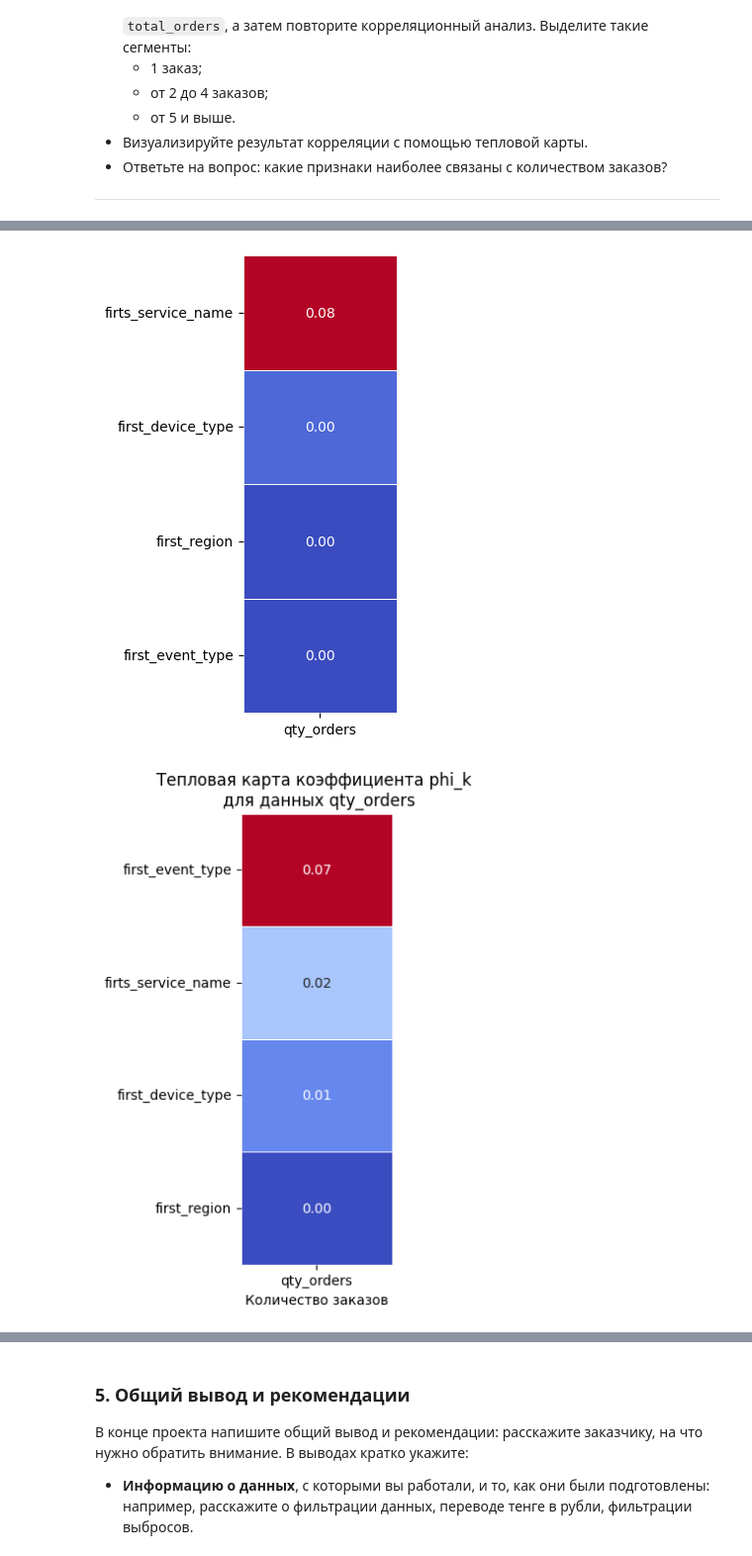
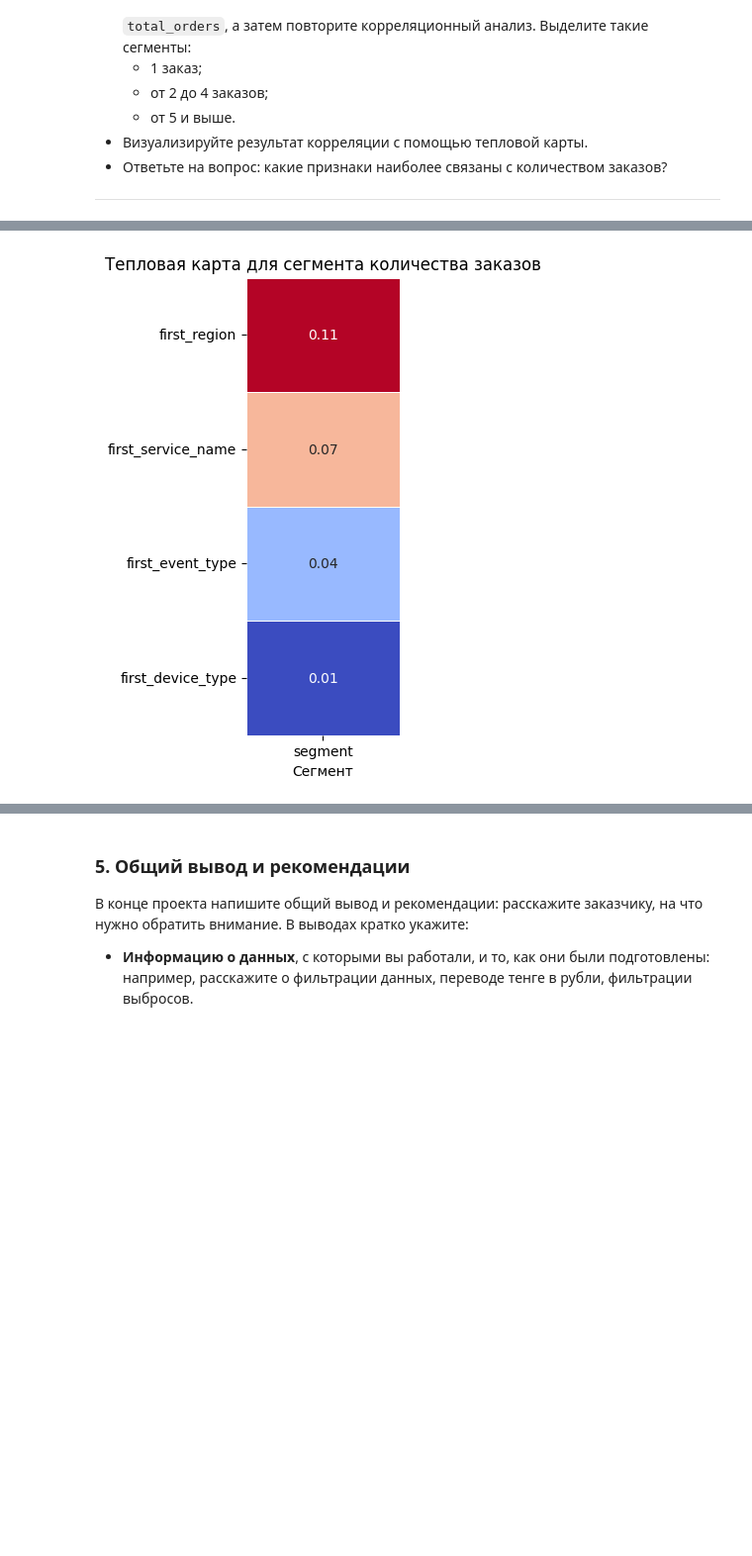
Before and after one commit to mrromanivanov/afisha_yandex_analysis, a Jupyter notebook: afisha_Ivanov_Roman.ipynb, the cells around one changed output, grey strips where cells are left out. Shown at 99% size. Cells and saved outputs as stored; diff of their text form; code cells hidden in the pictures; blank space fills up the shorter version.

```diff
--- a/afisha_Ivanov_Roman.ipynb
+++ b/afisha_Ivanov_Roman.ipynb
@@ -549,3 +596,15 @@ max       81174.539062
 Name: revenue_rub, dtype: float64
 # %% [markdown]
 Анализ показывает, что среднее значние сильно отличается от медианы (50 перцентиль), а также довольно высокое стандартное отклонение, что говорит о наличии в данных выбросов. Также, как было отмечено ранее, в данных встречается отрицательное значение и значение равное 0, что может говорить о том, что это могут быть возвраты билетов либо продажи билетов, например, по промокоду, то есть выручка по ним равна 0.
+# %%
+# Уберем отрицательные значения из revenue_rub
+df['revenue_rub'] = df['revenue'].where(df['revenue_rub'] >= 0)
+df.dropna(subset=['revenue_rub'], inplace=True)
+
+# Заново инициализируем экземпляр DataFrameReporter
+df_reporter = DataFrameReporter(df)
+df_reporter.show_describe('revenue_rub')
+
+# Проверим сколько строк датафрейма осталось от исходного датафрейма
+a, b = len(temp), len(df)
+print(a, b, a-b, round((a-b)/a*100, 2))
@@ -760,0 +795,3 @@ Data columns (total 13 columns):
+# %%
+#Объединяем данные первого заказа с общими показателями
+user_profile = pd.merge(first_orders, user_aggr_data, on='user_id', how='inner')
@@ -1539,7 +1666,7 @@ print("5 и более заказов:", order_days_analisys_five)
 ---
 # %%
 #Ранее профиль пользователя строили по параметрам: тип устройства, тип мероприятия, регион и билетный оператор. Будем искать корреляцию по количеству заказов среди именно этих параметров.
-cols = ['qty_orders', 'first_device_type', 'first_region', 'firts_service_name', 'first_event_type']
+cols = ['qty_orders', 'first_device_type', 'first_region', 'first_service_name', 'first_event_type']
 
 corr_subset = df_analisys[cols].copy()
 phi_matrix_all = corr_subset.phik_matrix(interval_cols=['qty_orders'])
@@ -1618,41 +1745,24 @@ segment
 Name: count, dtype: int64
 # %%
-segments = ['1 заказ', '2-4 заказа', '5+ заказов']
-results = {}
+cols_target = ['first_device_type', 'first_region', 'first_service_name', 'first_event_type', 'segment']
+corr_target = corr_subset[cols_target].copy()
 
-for seg in segments:
-    df_seg = corr_subset[corr_subset['segment'] == seg].copy()
+phi_matrix_target = corr_target.phik_matrix()
 
-    # Проверка: если в сегменте все значения qty_orders одинаковы, корреляция не имеет смысла
-    if df_seg['qty_orders'].nunique() < 2:
-        print(f"Сегмент '{seg}' имеет постоянное значение qty_orders = {df_seg['qty_orders'].iloc[0]}, пропускаем.")
-        continue
+corr_with_segment = phi_matrix_target.loc[phi_matrix_target.index != 'segment', 'segment'].sort_values(ascending=False)
+print("Корреляция между признаками профиля и сегментом количества заказов")
+print(corr_with_segment)
 
-    if len(df_seg) < 5:  # минимальное количество наблюдений для устойчивости
-        print(f"Сегмент '{seg}' слишком мал (n={len(df_seg)}), пропускаем.")
-        continue
-
-    df_seg_subset = df_seg[cols].copy()
-    phi_matrix_seg = df_seg_subset.phik_matrix(interval_cols=['qty_orders'])
-
-
-    corr_with_orders_seg = phi_matrix_seg.loc[phi_matrix_seg.index != 'qty_orders', 'qty_orders'].sort_values(ascending=False)
-    results[seg] = corr_with_orders_seg
-    print(f"\n=== Корреляция phi_k в сегменте '{seg}' ===")
-    print(corr_with_orders_seg)
-
-    plt.figure(figsize=(2, 6))
-
-    data_heatmap = phi_matrix_seg['qty_orders'].drop('qty_orders').sort_values(ascending=False)
-
-    sns.heatmap(data_heatmap.to_frame(),
+# Тепловая карта
+plt.figure(figsize=(2, 6))
+data_heatmap = phi_matrix_target['segment'].drop('segment').sort_values(ascending=False)
+sns.heatmap(data_heatmap.to_frame(),
             annot=True,
             fmt='.2f',
             cmap='coolwarm',
             linewidths=0.5,
             cbar=False)
-
-plt.title('Тепловая карта коэффициента phi_k \n для данных qty_orders')
-plt.xlabel('Количество заказов')
+plt.title('Тепловая карта для сегмента количества заказов')
+plt.xlabel('Сегмент')
 plt.show()
 # %% [output]
@@ -1674,5 +1775,4 @@ Name: qty_orders, dtype: float64
-[figure, old version]
+[figure, new version]
-[figure, removed]
 # %% [markdown]
 Вывод:
 * анализ показал, что с числом покупок очень слабо связаны параметры профиля пользователя.
```
Also changed, not shown: parts of 66 cells of this notebook, 1 other file.
